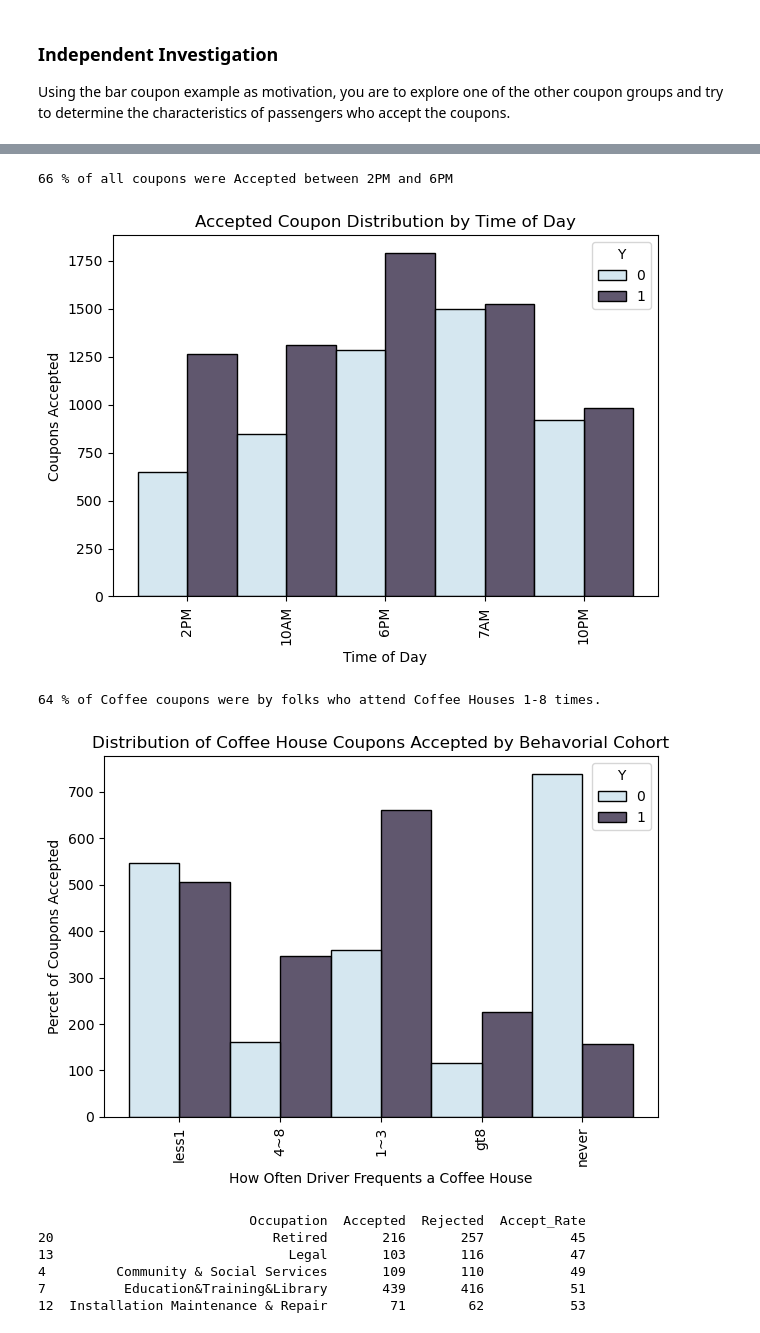
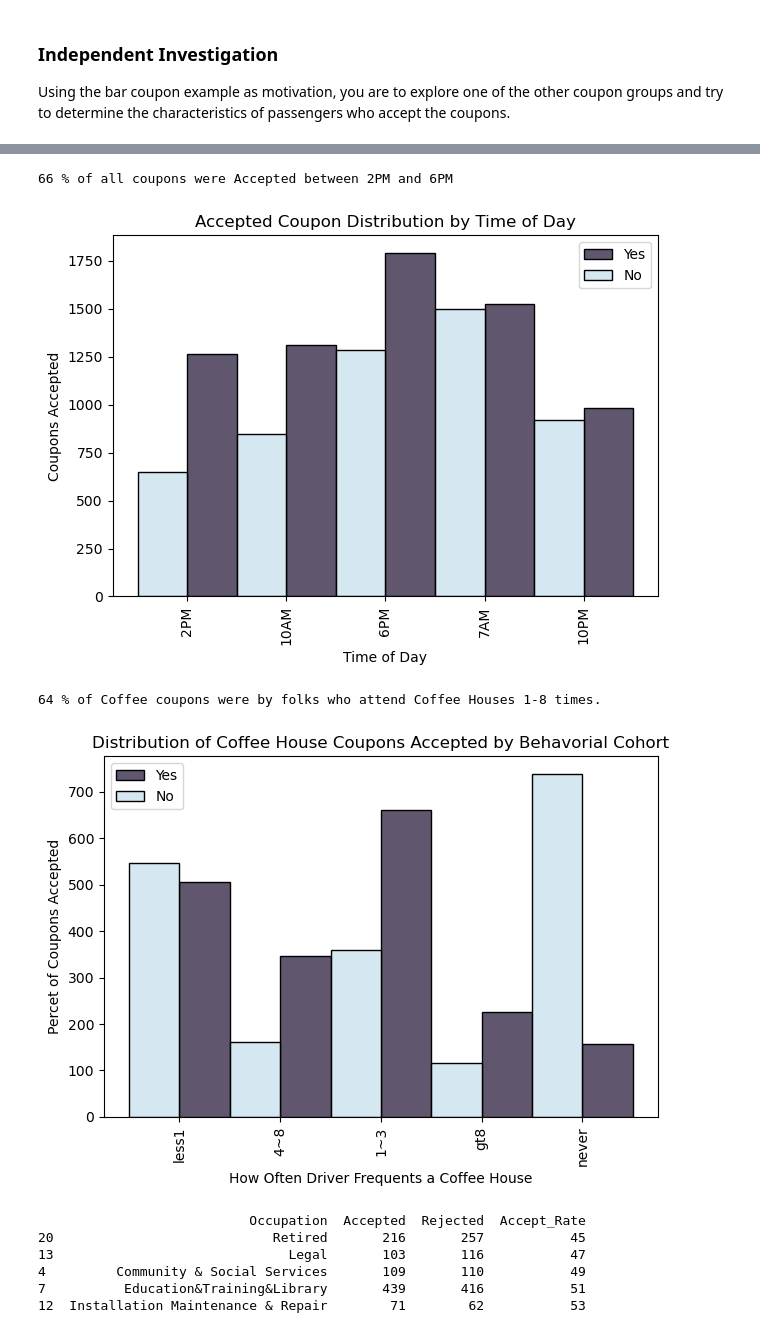
Before and after one commit to JOSHUAGITBERG/Customer_Coupon, a Jupyter notebook: Coupon_Engagement_Analysis.ipynb, the cells around one changed output, grey strips where cells are left out. Saved outputs shown, nothing was run; the diff lists cells and outputs as text; code cells hidden in the pictures.

```diff
--- a/Coupon_Engagement_Analysis.ipynb
+++ b/Coupon_Engagement_Analysis.ipynb
@@ -494,6 +495,7 @@ axtime.set_title('Accepted Coupon Distribution by Time of Day')
 axtime.set_ylabel('Coupons Accepted')
 axtime.set_xlabel('Time of Day')
 axtime.tick_params(axis='x', rotation=90)
+axtime.legend(labels=["Yes","No"])
 axtime.figure.tight_layout()
 axtime.figure.savefig('/var/local/data/Customer_Coupon/images/time.png')
 
@@ -504,28 +506,29 @@ pm_accepted=int(100*(dfpm["Y"].sum()/dfpm["Y"].shape[0]))
 print(pm_accepted,'% of all coupons were Accepted between 2PM and 6PM')
 # %% [output]
 66 % of all coupons were Accepted between 2PM and 6PM
-[figure, old version]
+[figure, new version]
 # %%
 # Users who frequent a venue tend to engage at higher rates
 # The chart below of Coffee House engagement is one example
 
 axcoffee = sns.histplot(data.loc[data.coupon == 'Coffee House'], x='CoffeeHouse',hue='Y', multiple='dodge',palette="ch:s=.25,rot=-.25")
 axcoffee.tick_params(axis='x', rotation=90)
 axcoffee.set_title('Distribution of Coffee House Coupons Accepted by Behavorial Cohort')
 axcoffee.set_ylabel('Percet of Coupons Accepted')
 axcoffee.set_xlabel('How Often Driver Frequents a Coffee House')
 axcoffee.tick_params(axis='x', rotation=90)
+axcoffee.legend(labels=["Yes","No"])
 axcoffee.figure.tight_layout()
-axcoffee.figure.savefig('/var/local/data/Customer_Coupon/images/CoffeeHouse.png')
+#axcoffee.figure.savefig('/var/local/data/Customer_Coupon/images/CoffeeHouse.png')
 
 freq=('4~8','1~3')
 
 dffq=(data.loc[(data.CoffeeHouse.isin(freq))])
 fq_accepted=int(100*(dffq["Y"].sum()/dffq["Y"].shape[0]))
 print(fq_accepted,'% of Coffee coupons were by folks who attend Coffee Houses 1-8 times.')
 # %% [output]
 64 % of Coffee coupons were by folks who attend Coffee Houses 1-8 times.
-[figure, old version]
+[figure, new version]
 # %%
 #Calculate ratio of Accepted Coupons per Occupation
 
```
Also changed, not shown: parts of 3 cells of this notebook, 3 other files.
